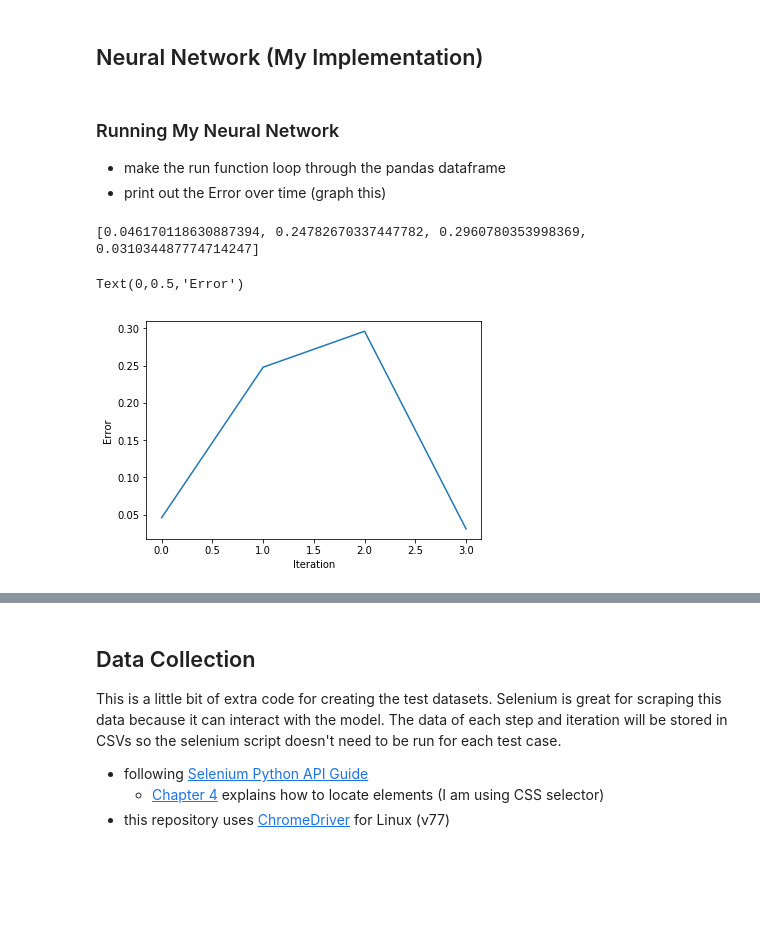
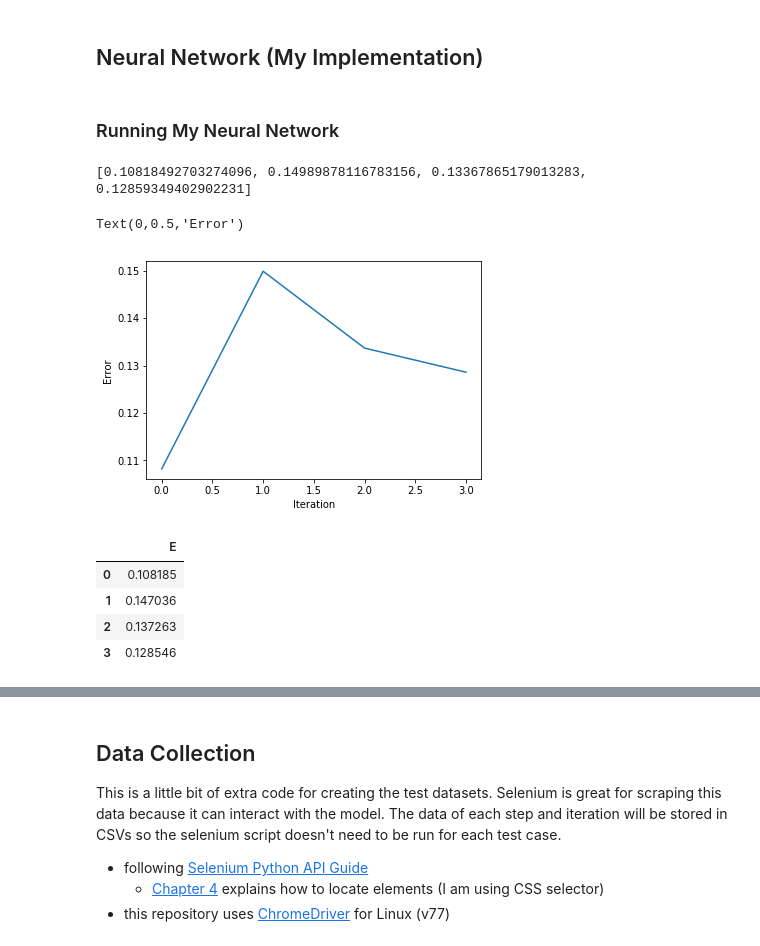
Before and after one commit to BetoBob/NN_Toy, a Jupyter notebook: Toy Neural Network.ipynb, the cells around one changed output, grey strips where cells are left out. Saved outputs shown, nothing was run; the diff lists cells and outputs as text; code cells hidden in the pictures; blank space fills up the shorter version.

Commit message:
big test

```diff
--- a/Toy Neural Network.ipynb
+++ b/Toy Neural Network.ipynb
@@ -101,39 +101,44 @@ class NeuralNetwork:
 
         # Step 10) Update the weights between input and hidden layer
         self.hidden_weights += self.hidden_weights_error
-# %% [markdown]
-### Running My Neural Network
-
-* make the run function loop through the pandas dataframe
-* print out the Error over time (graph this)
+# %% [markdown]
+### Running My Neural Network
 # %%
 import pandas as pd
 import matplotlib.pyplot as plt
 
 itterations = 4
-test = pd.read_csv('tests/0_test.csv')
+test = pd.read_csv('tests/2_test.csv')
 
 Errors = []
 
 # Initializing the Neural Network with the weights form the first Itteration
 NN = NeuralNetwork(test[test['itteration'] == 0])
 
 for i in range(itterations):
 
     # input for iteration
     X = np.array([test['x_1'][i], test['x_2'][i]])
     y = test['y'][i]
 
     # run forwards and backwards
     Errors.append(NN.forward_pass(X, y))
     NN.backward_pass(X, y)
 
-# Display Information About E
+# Display Information About Errors
 print(Errors)
 plt.plot(Errors)
 plt.xlabel('Iteration')
 plt.ylabel('Error')
 # %% [output]
-[0.046170118630887394, 0.24782670337447782, 0.2960780353998369, 0.031034487774714247]
+[0.10818492703274096, 0.14989878116783156, 0.13367865179013283, 0.12859349402902231]
 Text(0,0.5,'Error')
-[figure, old version]
+[figure, new version]
+# %%
+test[['E']]
+# %% [output]
+|  | E |
+| 0 | 0.108185 |
+| 1 | 0.147036 |
+| 2 | 0.137263 |
+| 3 | 0.128546 |
```
Also changed, not shown: parts of 4 cells of this notebook.
